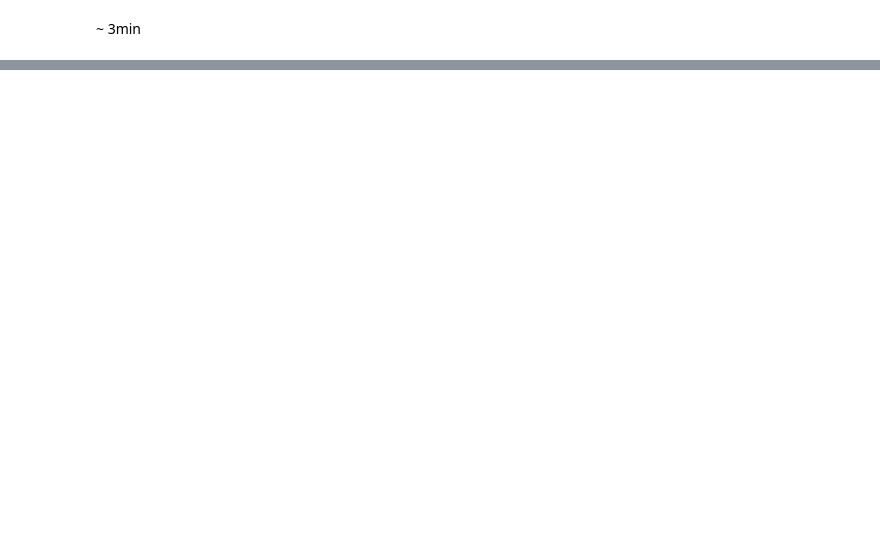
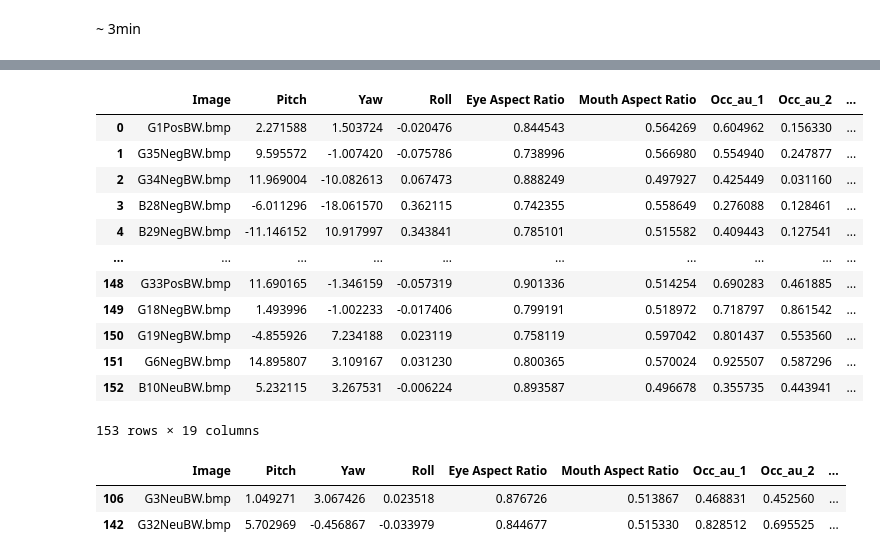
Before and after one commit to florentinafabregas/affect-recognition-infants, a Jupyter notebook: notebooks/main.ipynb, the cells around one changed output, grey strips where cells are left out. Saved outputs shown, nothing was run; the diff lists cells and outputs as text; code cells hidden in the pictures; blank space fills up the shorter version.

```diff
--- a/notebooks/main.ipynb
+++ b/notebooks/main.ipynb
@@ -173,0 +131,15 @@ Length of video
+# %%
+# Assign manually imageID to remaining images
+
+manual_ids = {
+    'G27NewBW.bmp': 231 ,
+    'G1Neu2BW.bmp': 145,
+    'B23Neu1BW.bmp': 77,
+    #3NeuBW.bmp': YOUR_ID_4, # Not in validation set
+    'G1Neu1BW.bmp': 143,
+    #'G32NeuBW.bmp': YOUR_ID_6, # Not in valdiation set
+    'B23Neu2BW.bmp': 78
+}
+
+# Assign the IDs manually
+df.loc[df['Image'].isin(manual_ids.keys()), 'imageID'] = df['Image'].map(manual_ids)
@@ -173,0 +148,24 @@ Length of video
+# %%
+df['imageCat'] = df['imageCat'].astype('Int64')
+df['imageID'] = df['imageID'].astype('Int64')
+df
+# %% [output]
+|  | Image | Pitch | Yaw | Roll | Eye Aspect Ratio | Mouth Aspect Ratio | Occ_au_1 | Occ_au_2 | ... |
+| 0 | G1PosBW.bmp | 2.271588 | 1.503724 | -0.020476 | 0.844543 | 0.564269 | 0.604962 | 0.156330 | ... |
+| 1 | G35NegBW.bmp | 9.595572 | -1.007420 | -0.075786 | 0.738996 | 0.566980 | 0.554940 | 0.247877 | ... |
+| 2 | G34NegBW.bmp | 11.969004 | -10.082613 | 0.067473 | 0.888249 | 0.497927 | 0.425449 | 0.031160 | ... |
+| 3 | B28NegBW.bmp | -6.011296 | -18.061570 | 0.362115 | 0.742355 | 0.558649 | 0.276088 | 0.128461 | ... |
+| 4 | B29NegBW.bmp | -11.146152 | 10.917997 | 0.343841 | 0.785101 | 0.515582 | 0.409443 | 0.127541 | ... |
+| ... | ... | ... | ... | ... | ... | ... | ... | ... | ... |
+| 148 | G33PosBW.bmp | 11.690165 | -1.346159 | -0.057319 | 0.901336 | 0.514254 | 0.690283 | 0.461885 | ... |
+| 149 | G18NegBW.bmp | 1.493996 | -1.002233 | -0.017406 | 0.799191 | 0.518972 | 0.718797 | 0.861542 | ... |
+| 150 | G19NegBW.bmp | -4.855926 | 7.234188 | 0.023119 | 0.758119 | 0.597042 | 0.801437 | 0.553560 | ... |
+| 151 | G6NegBW.bmp | 14.895807 | 3.109167 | 0.031230 | 0.800365 | 0.570024 | 0.925507 | 0.587296 | ... |
+| 152 | B10NeuBW.bmp | 5.232115 | 3.267531 | -0.006224 | 0.893587 | 0.496678 | 0.355735 | 0.443941 | ... |
+153 rows × 19 columns
+# %%
+df[df['imageID'].isna()]
+# %% [output]
+|  | Image | Pitch | Yaw | Roll | Eye Aspect Ratio | Mouth Aspect Ratio | Occ_au_1 | Occ_au_2 | ... |
+| 106 | G3NeuBW.bmp | 1.049271 | 3.067426 | 0.023518 | 0.876726 | 0.513867 | 0.468831 | 0.452560 | ... |
+| 142 | G32NeuBW.bmp | 5.702969 | -0.456867 | -0.033979 | 0.844677 | 0.515330 | 0.828512 | 0.695525 | ... |
```
Also changed, not shown: parts of 13 cells of this notebook, 6 other files.
